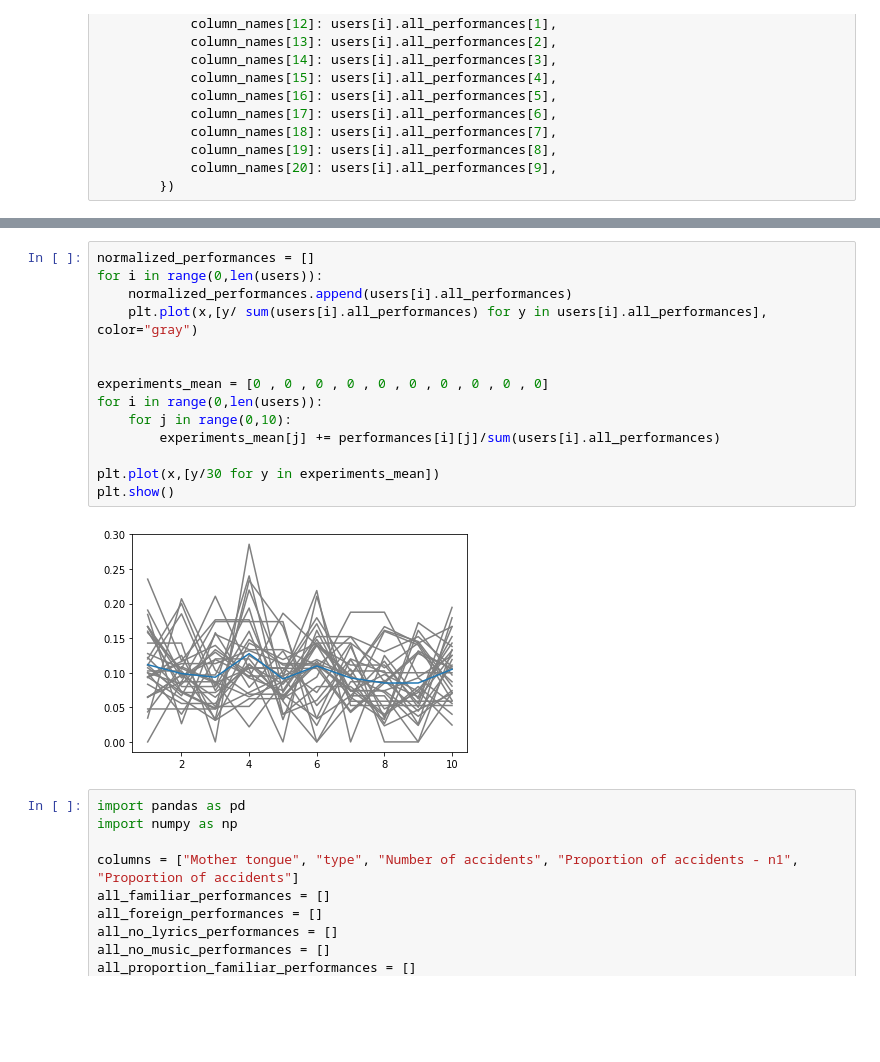
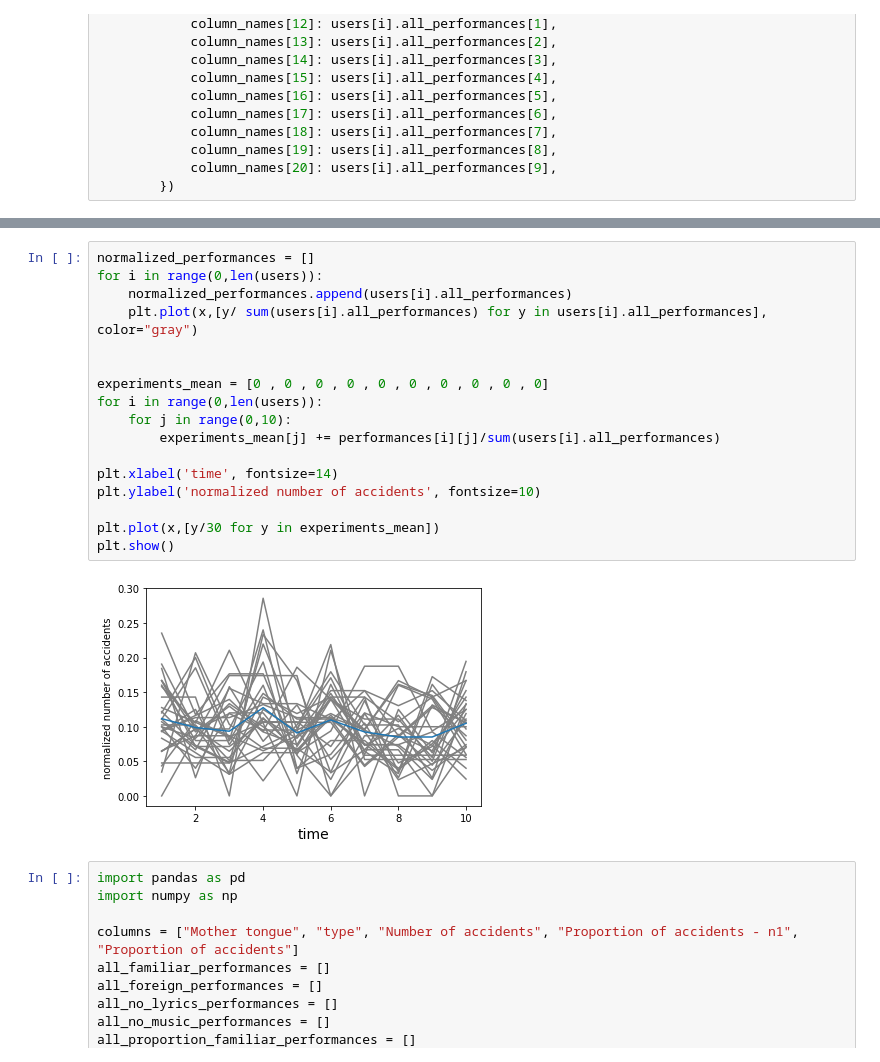
Before and after one commit to MrymZakani/DigitalMusicology, a Jupyter notebook: performance_analyzer.ipynb, the cells around one changed output, grey strips where cells are left out. Saved outputs shown, nothing was run; the diff lists cells and outputs as text; blank space fills up the shorter version.

Commit message:
add analysis images

```diff
--- a/performance_analyzer.ipynb
+++ b/performance_analyzer.ipynb
@@ -150,19 +152,22 @@ plt.show()
 # %%
 normalized_performances = []
 for i in range(0,len(users)):
     normalized_performances.append(users[i].all_performances)
     plt.plot(x,[y/ sum(users[i].all_performances) for y in users[i].all_performances], color="gray")
 
 
 experiments_mean = [0 , 0 , 0 , 0 , 0 , 0 , 0 , 0 , 0 , 0]
 for i in range(0,len(users)):
     for j in range(0,10):
         experiments_mean[j] += performances[i][j]/sum(users[i].all_performances)
 
+plt.xlabel('time', fontsize=14)
+plt.ylabel('normalized number of accidents', fontsize=10)
+
 plt.plot(x,[y/30 for y in experiments_mean])
 plt.show()
 # %% [output]
-[figure, old version]
+[figure, new version]
 # %%
 import pandas as pd
 import numpy as np
```
Also changed, not shown: parts of 1 cell of this notebook, 4 other files.
